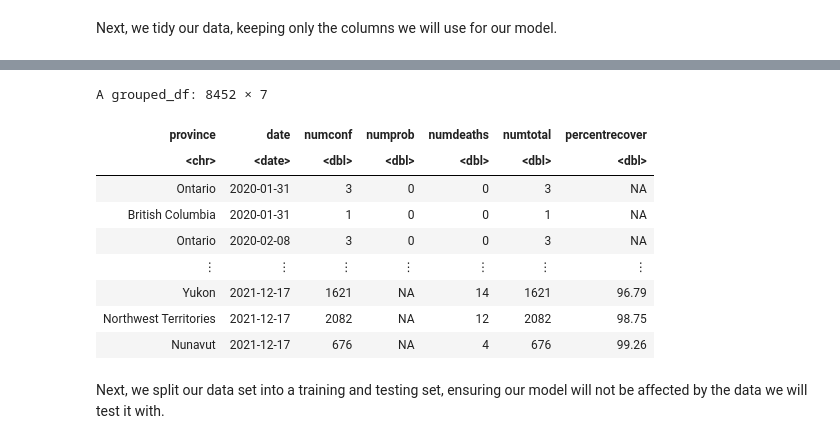
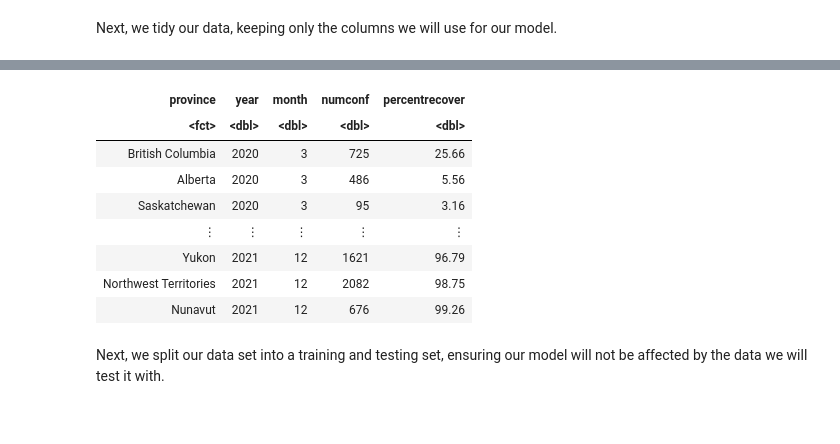
Before and after one commit to mikcblue7/dsci-100-project-group2, a Jupyter notebook: Group-2-Proposal.ipynb, the cells around one changed output, grey strips where cells are left out. Saved outputs shown, nothing was run; the diff lists cells and outputs as text; code cells hidden in the pictures.

```diff
--- a/Group-2-Proposal.ipynb
+++ b/Group-2-Proposal.ipynb
@@ -64,12 +121,32 @@ A spec_tbl_df: 9762 × 40
 # %% [markdown]
 Next, we tidy our data, keeping only the columns we will use for our model.
 # %%
-tidy_covid <- covid |>
+# filtered original data into containing parameters that are needed for training the model. Parameters: province, date, number of confirmed cases, percent of recovered cases
+filtered_covid <- covid |>
     mutate(province = prname) |>
-    mutate(percentrecover = as.numeric(percentrecover)) |>
-    select(province, date, numconf, numprob, numdeaths, numtotal, percentrecover) |>
+    select(province, date, numconf, percentrecover)
+
+# Further filtering to remove missing data and inappropriate data
+removed_missing_covid <- filtered_covid |>
     filter(province != "Repatriated travellers") |>
     filter(province != "Canada") |>
+    filter(percentrecover != "NA")|>
+    filter(percentrecover != "N/A")
+
+# formatting the percent of recovered cases into numeric values and organize the data by grouping by province
+organized_covid <- removed_missing_covid |>
+    mutate(percentrecover = as.numeric(percentrecover)) |>
+    mutate(province = as.factor(province)) |>
     group_by(province)
+
+# splitting the date variable into year, month and day
+# removing variable day because it is not useful enough to capture information such as provincial COVID policies that are adjusted on monthly bases
+split_date_covid <- organized_covid |>
+separate(col = date, into = c("year","month","day"), sep = "-")
+
+tidy_covid <- split_date_covid|>
+    select(- day)|>
+    mutate(year = as.numeric(year))|>
+    mutate(month = as.numeric(month))
 tidy_covid
 # %% [output]
@@ -78,13 +154,12 @@ Warning message in mask$eval_all_mutate(quo):
-A grouped_df: 8452 × 7
-| province | date | numconf | numprob | numdeaths | numtotal | percentrecover |
-| <chr> | <date> | <dbl> | <dbl> | <dbl> | <dbl> | <dbl> |
-| Ontario | 2020-01-31 | 3 | 0 | 0 | 3 | NA |
-| British Columbia | 2020-01-31 | 1 | 0 | 0 | 1 | NA |
-| Ontario | 2020-02-08 | 3 | 0 | 0 | 3 | NA |
-| ⋮ | ⋮ | ⋮ | ⋮ | ⋮ | ⋮ | ⋮ |
-| Yukon | 2021-12-17 | 1621 | NA | 14 | 1621 | 96.79 |
-| Northwest Territories | 2021-12-17 | 2082 | NA | 12 | 2082 | 98.75 |
-| Nunavut | 2021-12-17 | 676 | NA | 4 | 676 | 99.26 |
+| province | year | month | numconf | percentrecover |
+| <fct> | <dbl> | <dbl> | <dbl> | <dbl> |
+| British Columbia | 2020 | 3 | 725 | 25.66 |
+| Alberta | 2020 | 3 | 486 | 5.56 |
+| Saskatchewan | 2020 | 3 | 95 | 3.16 |
+| ⋮ | ⋮ | ⋮ | ⋮ | ⋮ |
+| Yukon | 2021 | 12 | 1621 | 96.79 |
+| Northwest Territories | 2021 | 12 | 2082 | 98.75 |
+| Nunavut | 2021 | 12 | 676 | 99.26 |
 # %% [markdown]
 Next, we split our data set into a training and testing set, ensuring our model will not be affected by the data we will test it with.
 # %%
```
Also changed, not shown: parts of 12 cells of this notebook, 1 other file.
